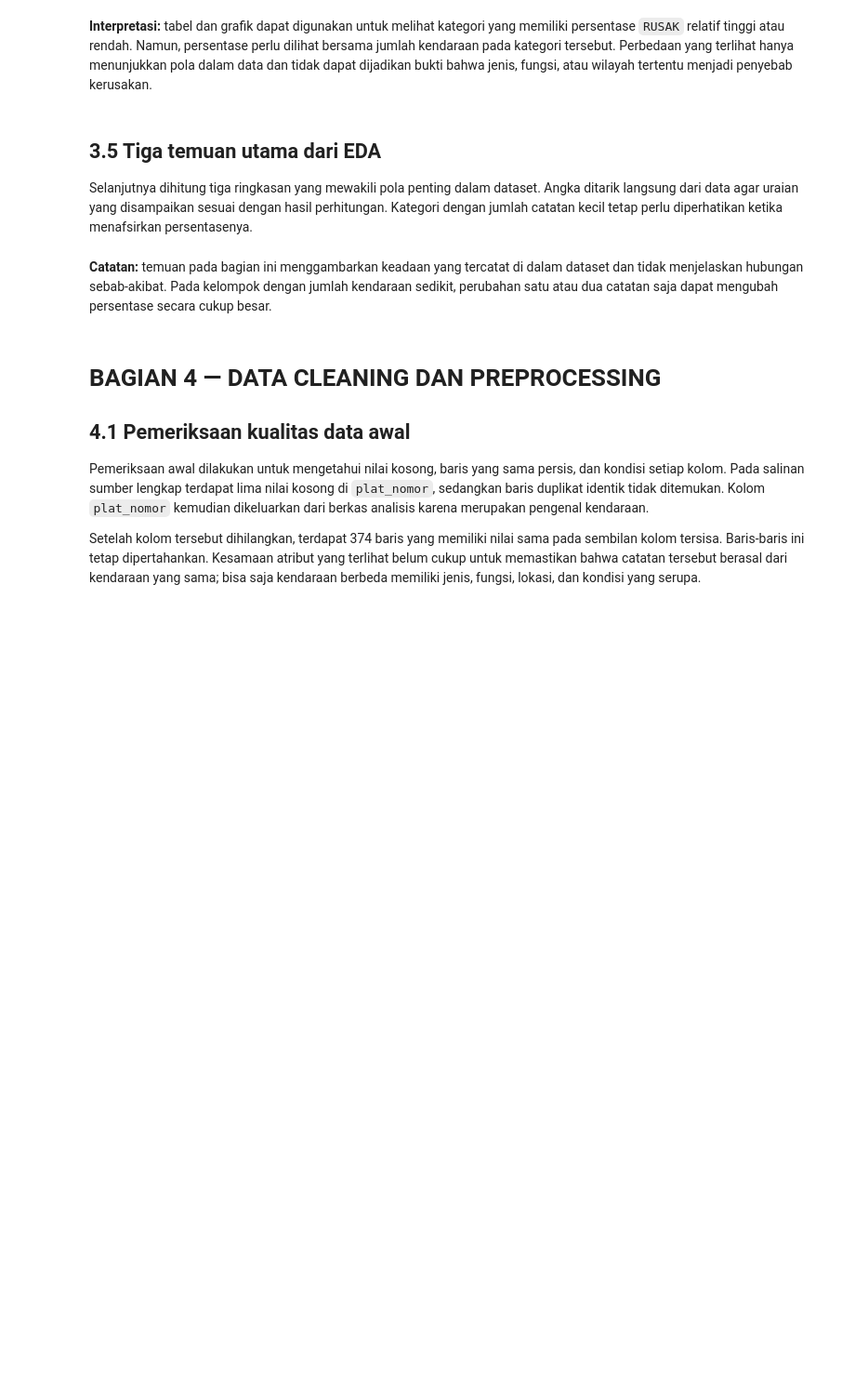
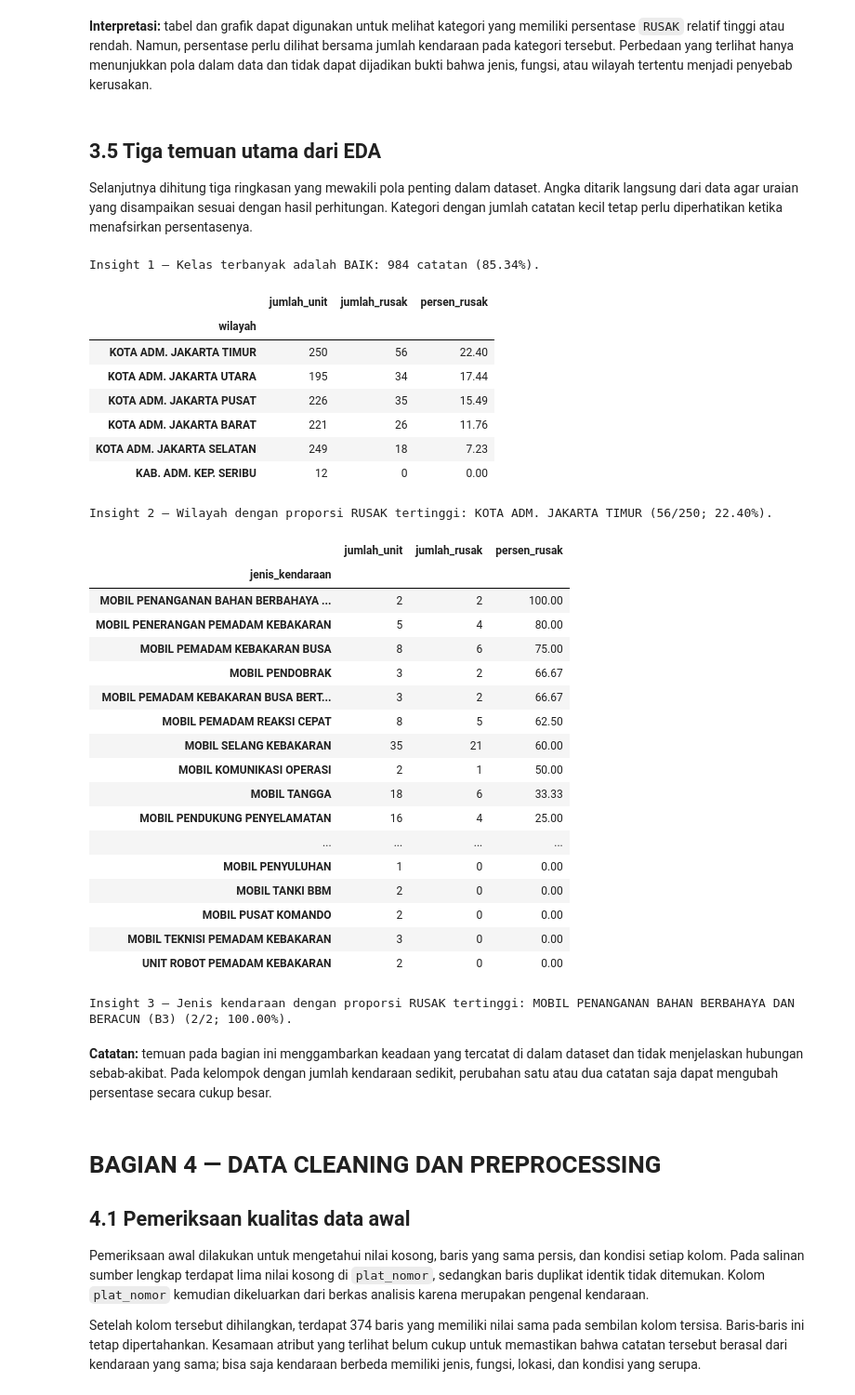
Before and after one commit to Dwiio/50_IF-E_NextLevel, a Jupyter notebook: projek_NextLevel_IF-E.ipynb, the cells around one changed output. Shown at 93% size. Saved outputs shown, nothing was run; the diff lists cells and outputs as text; code cells hidden in the pictures; blank space fills up the shorter version.

```diff
--- a/projek_NextLevel_IF-E.ipynb
+++ b/projek_NextLevel_IF-E.ipynb
@@ -263,6 +368,63 @@ Bagian ini membandingkan jumlah kendaraan dan distribusi kondisi berdasarkan jen
 ## 3.5 Tiga temuan utama dari EDA
 
 Selanjutnya dihitung tiga ringkasan yang mewakili pola penting dalam dataset. Angka ditarik langsung dari data agar uraian yang disampaikan sesuai dengan hasil perhitungan. Kategori dengan jumlah catatan kecil tetap perlu diperhatikan ketika menafsirkan persentasenya.
+# %%
+# Insight 1: kelas target dominan
+majority_label = condition_counts.idxmax()
+majority_share = float(condition_pct.loc[majority_label])
+print(f"Insight 1 — Kelas terbanyak adalah {majority_label}: {int(condition_counts.loc[majority_label])} catatan ({majority_share:.2f}%).")
+
+# Insight 2: wilayah dengan proporsi RUSAK tertinggi, disertai jumlah observasi
+wilayah_stats = df_source.groupby("wilayah").agg(
+    jumlah_unit=("Kondisi", "size"),
+    jumlah_rusak=("Kondisi", lambda s: (s == "RUSAK").sum())
+)
+wilayah_stats["persen_rusak"] = wilayah_stats["jumlah_rusak"] / wilayah_stats["jumlah_unit"] * 100
+wilayah_stats = wilayah_stats.sort_values("persen_rusak", ascending=False)
+display(wilayah_stats.round(2))
+print("Insight 2 — Wilayah dengan proporsi RUSAK tertinggi:", wilayah_stats.index[0],
+      f"({wilayah_stats.iloc[0]['jumlah_rusak']:.0f}/{wilayah_stats.iloc[0]['jumlah_unit']:.0f}; {wilayah_stats.iloc[0]['persen_rusak']:.2f}%).")
+
+# Insight 3: kategori jenis kendaraan dengan proporsi RUSAK tertinggi; jumlah ditampilkan
+jenis_stats = df_source.groupby("jenis_kendaraan").agg(
+    jumlah_unit=("Kondisi", "size"),
+    jumlah_rusak=("Kondisi", lambda s: (s == "RUSAK").sum())
+)
+jenis_stats["persen_rusak"] = jenis_stats["jumlah_rusak"] / jenis_stats["jumlah_unit"] * 100
+jenis_stats = jenis_stats.sort_values("persen_rusak", ascending=False)
+display(jenis_stats.round(2))
+print("Insight 3 — Jenis kendaraan dengan proporsi RUSAK tertinggi:", jenis_stats.index[0],
+      f"({jenis_stats.iloc[0]['jumlah_rusak']:.0f}/{jenis_stats.iloc[0]['jumlah_unit']:.0f}; {jenis_stats.iloc[0]['persen_rusak']:.2f}%).")
+# %% [output]
+Insight 1 — Kelas terbanyak adalah BAIK: 984 catatan (85.34%).
+|  | jumlah_unit | jumlah_rusak | persen_rusak |
+| wilayah |  |  |  |
+| KOTA ADM. JAKARTA TIMUR | 250 | 56 | 22.40 |
+| KOTA ADM. JAKARTA UTARA | 195 | 34 | 17.44 |
+| KOTA ADM. JAKARTA PUSAT | 226 | 35 | 15.49 |
+| KOTA ADM. JAKARTA BARAT | 221 | 26 | 11.76 |
+| KOTA ADM. JAKARTA SELATAN | 249 | 18 | 7.23 |
+| KAB. ADM. KEP. SERIBU | 12 | 0 | 0.00 |
+Insight 2 — Wilayah dengan proporsi RUSAK tertinggi: KOTA ADM. JAKARTA TIMUR (56/250; 22.40%).
+|  | jumlah_unit | jumlah_rusak | persen_rusak |
+| jenis_kendaraan |  |  |  |
+| MOBIL PENANGANAN BAHAN BERBAHAYA ... | 2 | 2 | 100.00 |
+| MOBIL PENERANGAN PEMADAM KEBAKARAN | 5 | 4 | 80.00 |
+| MOBIL PEMADAM KEBAKARAN BUSA | 8 | 6 | 75.00 |
+| MOBIL PENDOBRAK | 3 | 2 | 66.67 |
+| MOBIL PEMADAM KEBAKARAN BUSA BERT... | 3 | 2 | 66.67 |
+| MOBIL PEMADAM REAKSI CEPAT | 8 | 5 | 62.50 |
+| MOBIL SELANG KEBAKARAN | 35 | 21 | 60.00 |
+| MOBIL KOMUNIKASI OPERASI | 2 | 1 | 50.00 |
+| MOBIL TANGGA | 18 | 6 | 33.33 |
+| MOBIL PENDUKUNG PENYELAMATAN | 16 | 4 | 25.00 |
+| ... | ... | ... | ... |
+| MOBIL PENYULUHAN | 1 | 0 | 0.00 |
+| MOBIL TANKI BBM | 2 | 0 | 0.00 |
+| MOBIL PUSAT KOMANDO | 2 | 0 | 0.00 |
+| MOBIL TEKNISI PEMADAM KEBAKARAN | 3 | 0 | 0.00 |
+| UNIT ROBOT PEMADAM KEBAKARAN | 2 | 0 | 0.00 |
+Insight 3 — Jenis kendaraan dengan proporsi RUSAK tertinggi: MOBIL PENANGANAN BAHAN BERBAHAYA DAN BERACUN (B3) (2/2; 100.00%).
 # %% [markdown]
 **Catatan:** temuan pada bagian ini menggambarkan keadaan yang tercatat di dalam dataset dan tidak menjelaskan hubungan sebab-akibat. Pada kelompok dengan jumlah kendaraan sedikit, perubahan satu atau dua catatan saja dapat mengubah persentase secara cukup besar.
 # %% [markdown]
```
Also changed, not shown: parts of 6 cells of this notebook.
